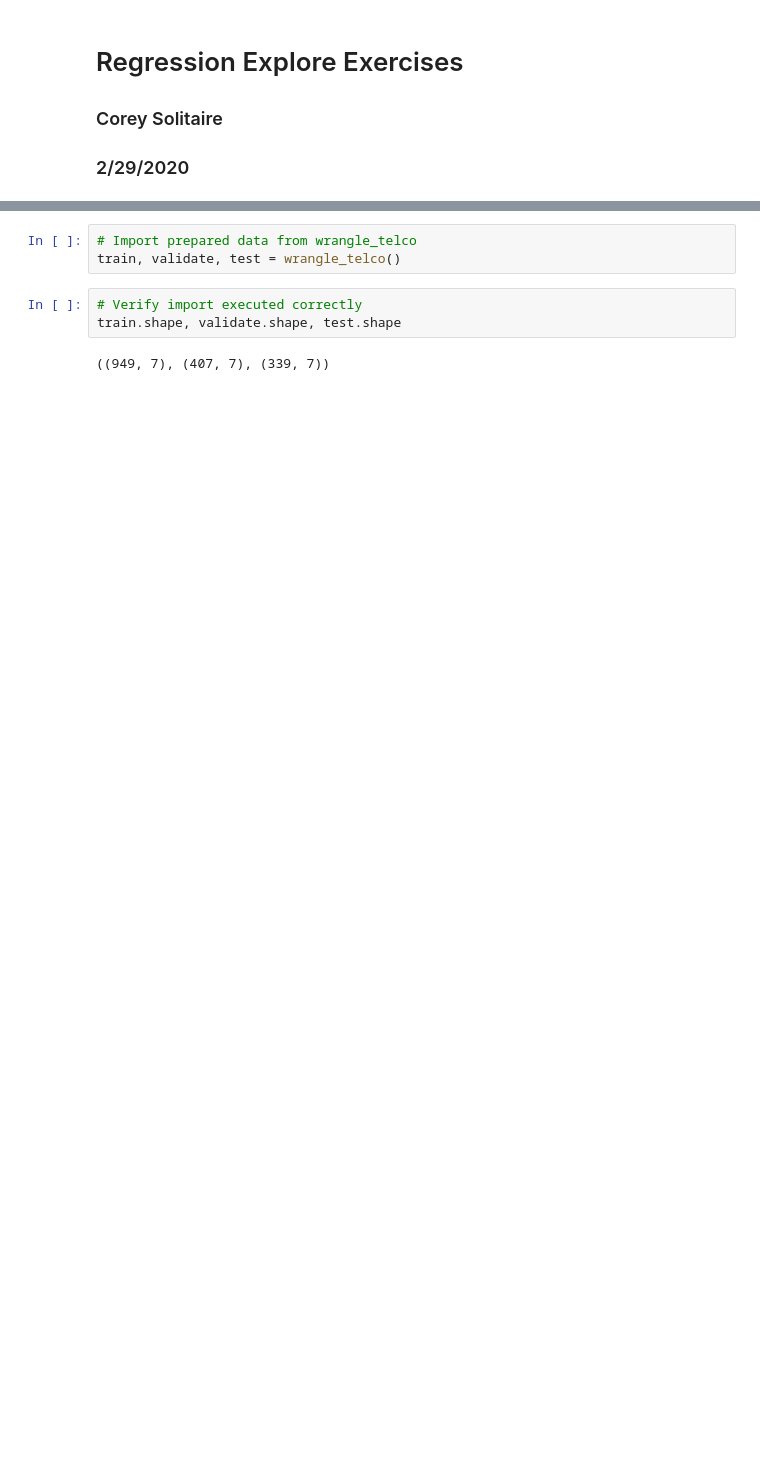
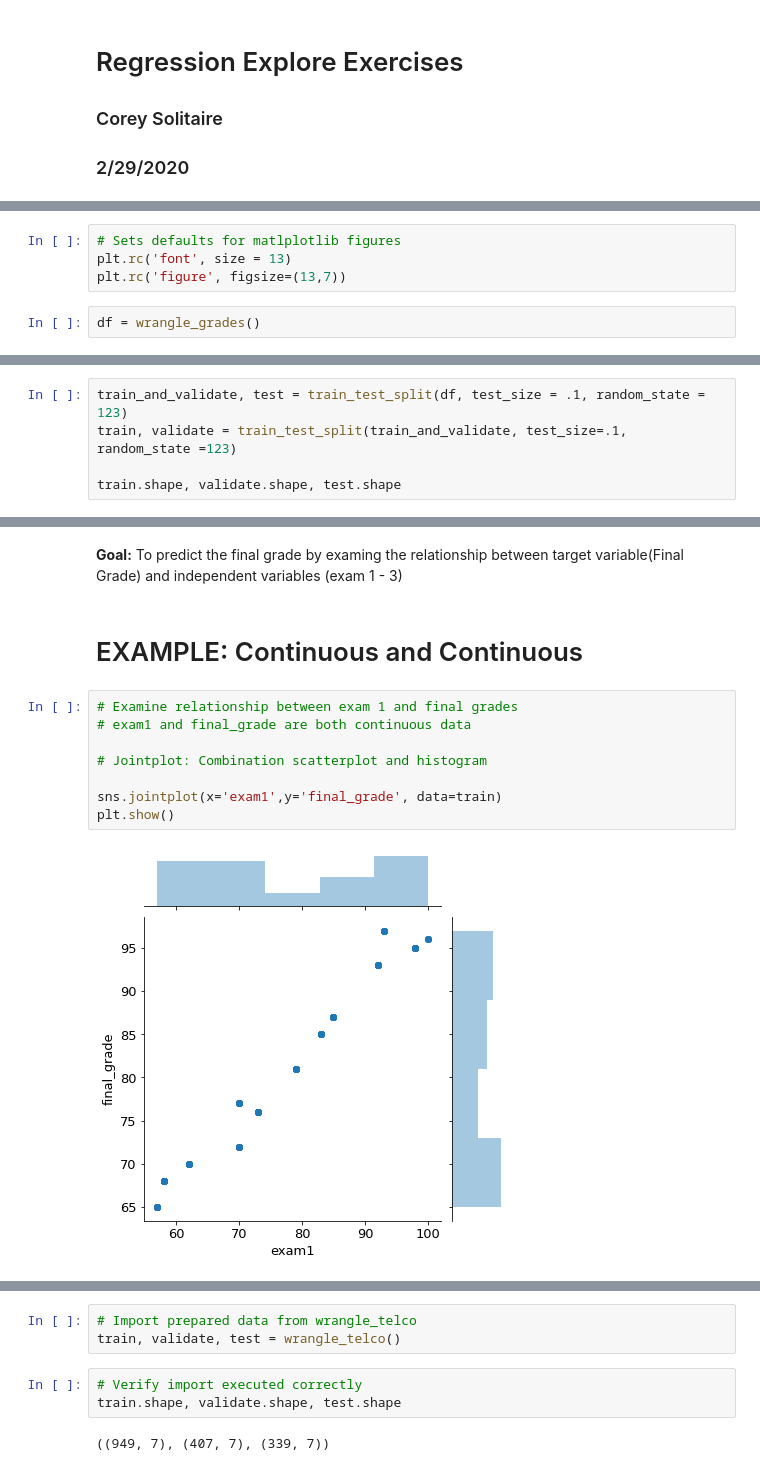
Before and after one commit to CSolitaire/regression-exercises, a Jupyter notebook: explore.ipynb, the cells around one changed output, grey strips where cells are left out. Saved outputs shown, nothing was run; the diff lists cells and outputs as text; blank space fills up the shorter version.

```diff
--- a/explore.ipynb
+++ b/explore.ipynb
@@ -16,0 +21,6 @@ from wrangle import wrangle_telco
+# %%
+# Sets defaults for matlplotlib figures
+plt.rc('font', size = 13)
+plt.rc('figure', figsize=(13,7))
+# %%
+df = wrangle_grades()
@@ -16,0 +34,5 @@ from wrangle import wrangle_telco
+# %%
+train_and_validate, test = train_test_split(df, test_size = .1, random_state = 123)
+train, validate = train_test_split(train_and_validate, test_size=.1, random_state =123)
+
+train.shape, validate.shape, test.shape
@@ -16,0 +50,14 @@ from wrangle import wrangle_telco
+# %% [markdown]
+**Goal:** To predict the final grade by examing the relationship between target variable(Final Grade) and independent variables (exam 1 - 3)
+# %% [markdown]
+# EXAMPLE: Continuous and Continuous
+# %%
+# Examine relationship between exam 1 and final grades
+# exam1 and final_grade are both continuous data
+
+# Jointplot: Combination scatterplot and histogram
+
+sns.jointplot(x='exam1',y='final_grade', data=train)
+plt.show()
+# %% [output]
+[figure, added]
```
Also changed, not shown: parts of 68 cells of this notebook.
